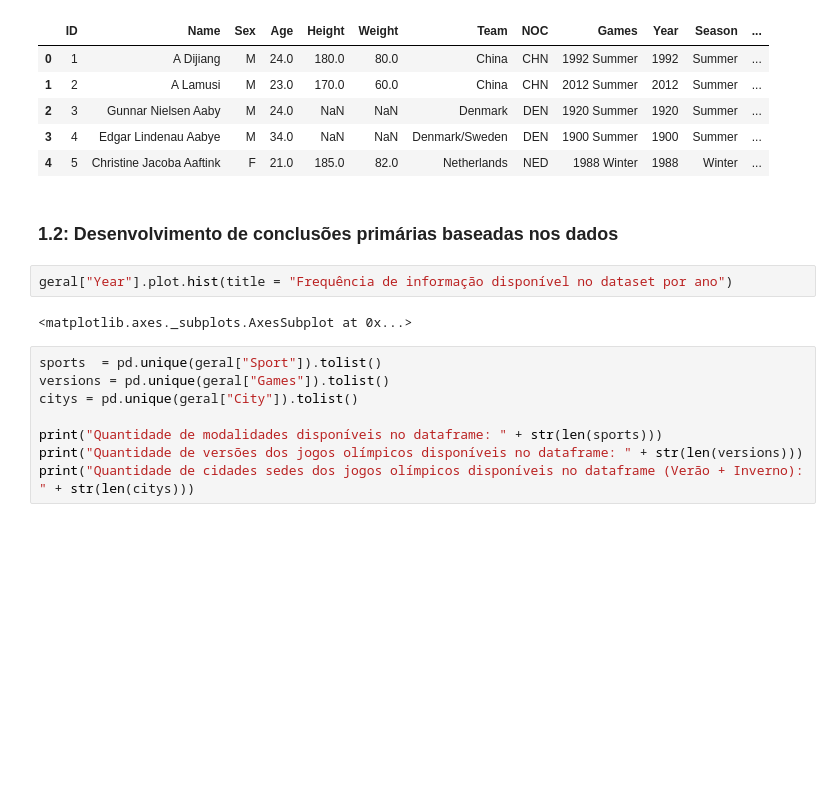
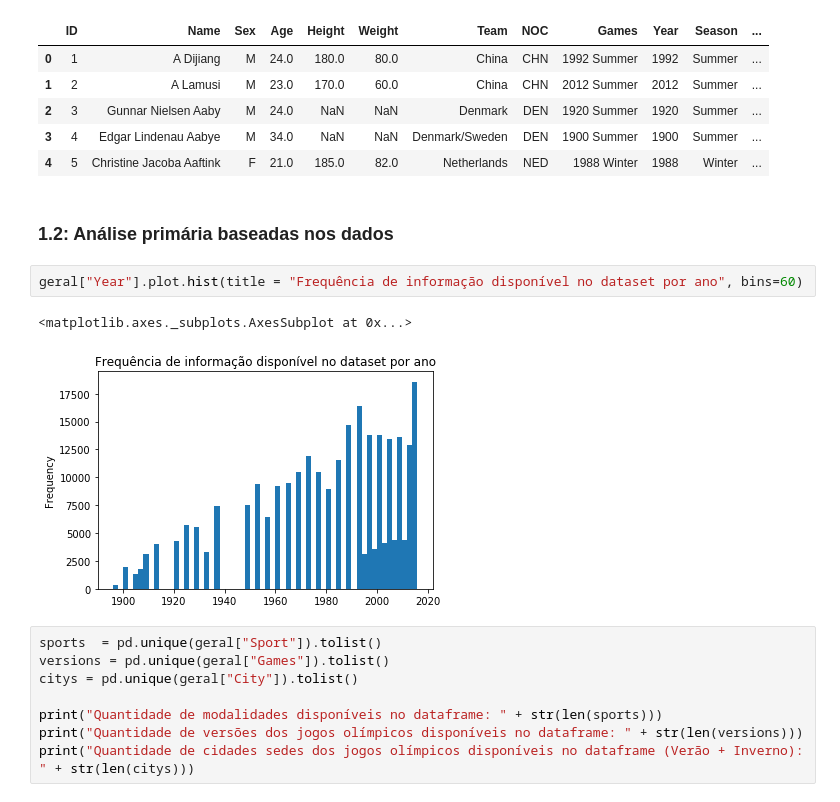
Before and after one commit to CaioFauza/Projeto3CDados, a Jupyter notebook: Projeto3.ipynb, the cells around one changed output. Drawn from its saved outputs; the diff is of its cells as text; blank space fills up the shorter version.

Commit message:
parte 2 análise exploratória

```diff
--- a/Projeto3.ipynb
+++ b/Projeto3.ipynb
@@ -29,11 +29,12 @@ geral.head()
 | 3 | 4 | Edgar Lindenau Aabye | M | 34.0 | NaN | NaN | Denmark/Sweden | DEN | 1900 Summer | 1900 | Summer | ... |
 | 4 | 5 | Christine Jacoba Aaftink | F | 21.0 | 185.0 | 82.0 | Netherlands | NED | 1988 Winter | 1988 | Winter | ... |
 # %% [markdown]
-### 1.2: Desenvolvimento de conclusões primárias baseadas nos dados
+### 1.2: Análise primária baseadas nos dados
 # %%
-geral["Year"].plot.hist(title = "Frequência de informação disponível no dataset por ano")
+geral["Year"].plot.hist(title = "Frequência de informação disponível no dataset por ano", bins=60)
 # %% [output]
 <matplotlib.axes._subplots.AxesSubplot at 0x...>
+[figure, added]
 # %%
 sports  = pd.unique(geral["Sport"]).tolist()
 versions = pd.unique(geral["Games"]).tolist()
```
Also changed, not shown: parts of 9 cells of this notebook.
